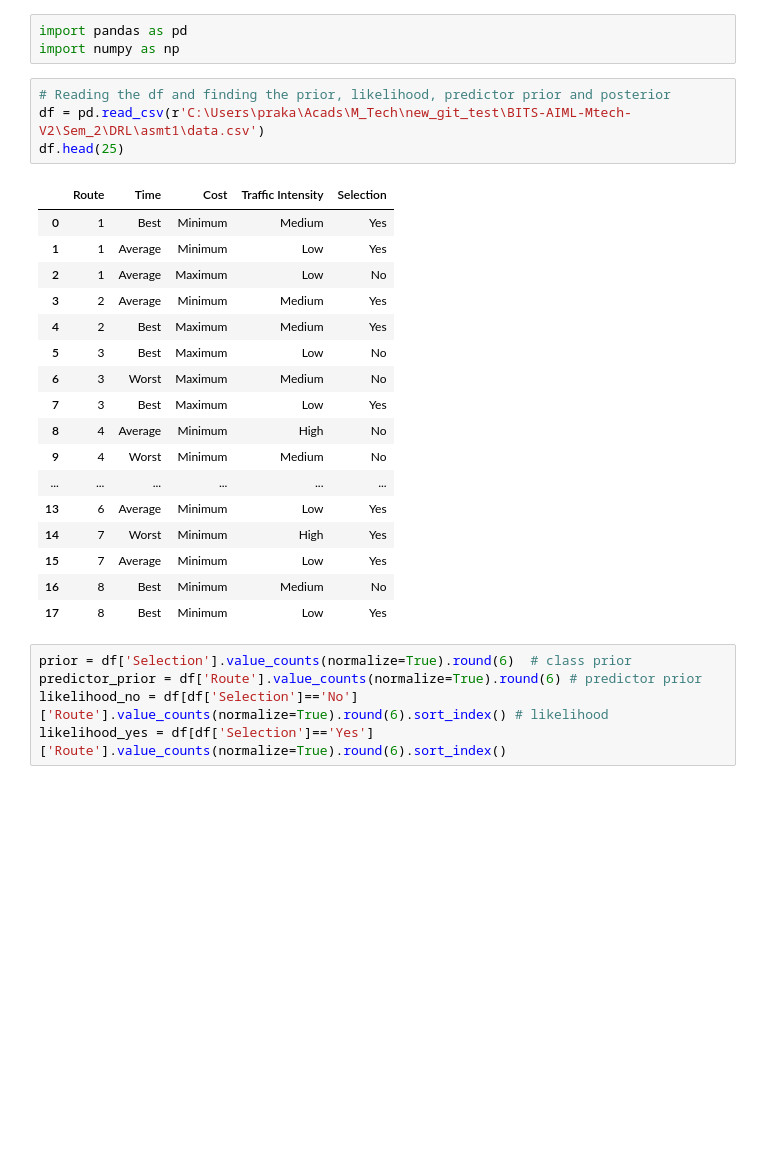
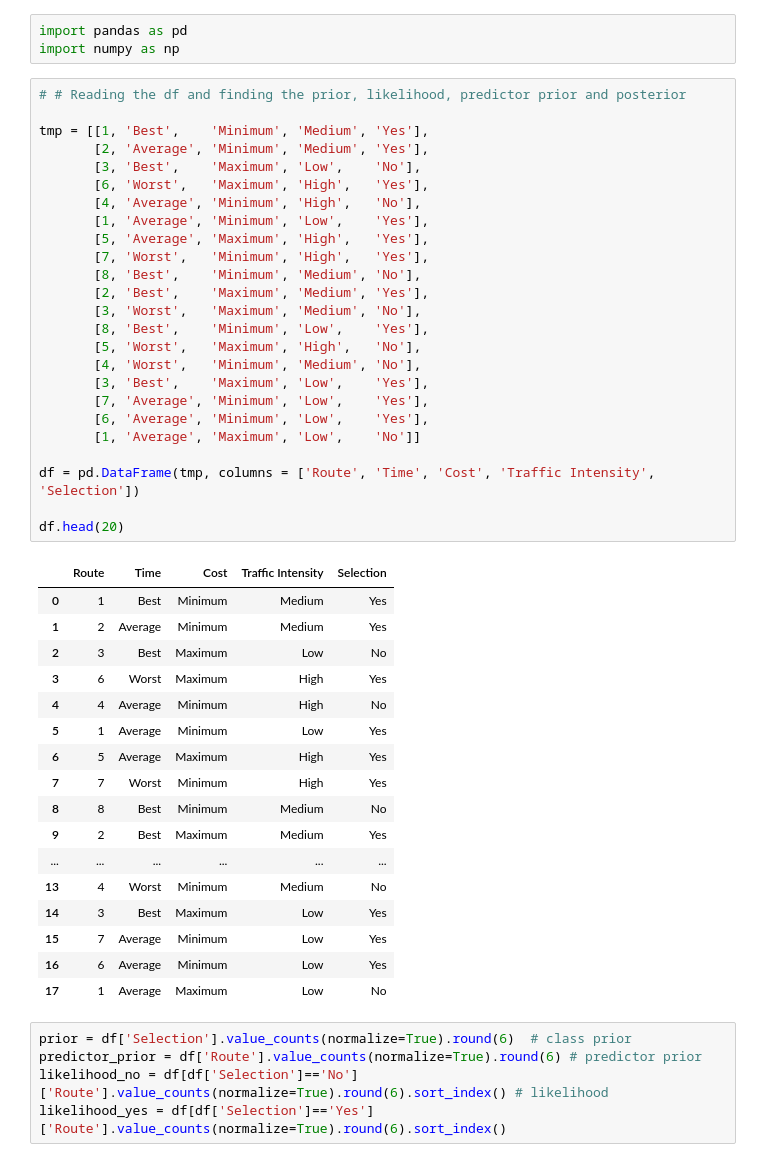
Before and after one commit to prakash-prasad/BITS-AIML-Mtech-V2, a Jupyter notebook: Sem_2/DRL/asmt1/Bellman_equation.ipynb, the cells around one changed output. Saved outputs shown, nothing was run; the diff lists cells and outputs as text; blank space fills up the shorter version.

Commit message:
[Prakash] added part 3

```diff
--- a/Sem_2/DRL/asmt1/Bellman_equation.ipynb
+++ b/Sem_2/DRL/asmt1/Bellman_equation.ipynb
@@ -26,28 +26,49 @@ Value iteration equation: v_k+1 = max(R_a + gamma* P_a * v_k)
 # %%
 import pandas as pd
 import numpy as np
-# %%
-# Reading the df and finding the prior, likelihood, predictor prior and posterior
-df = pd.read_csv(r'C:\Users\praka\Acads\M_Tech\new_git_test\BITS-AIML-Mtech-V2\Sem_2\DRL\asmt1\data.csv')
-df.head(25)
-# %% [output]
-|  | Route | Time | Cost | Traffic Intensity | Selection |
-| 0 | 1 | Best | Minimum | Medium | Yes |
-| 1 | 1 | Average | Minimum | Low | Yes |
-| 2 | 1 | Average | Maximum | Low | No |
-| 3 | 2 | Average | Minimum | Medium | Yes |
-| 4 | 2 | Best | Maximum | Medium | Yes |
-| 5 | 3 | Best | Maximum | Low | No |
-| 6 | 3 | Worst | Maximum | Medium | No |
-| 7 | 3 | Best | Maximum | Low | Yes |
-| 8 | 4 | Average | Minimum | High | No |
-| 9 | 4 | Worst | Minimum | Medium | No |
-| ... | ... | ... | ... | ... | ... |
-| 13 | 6 | Average | Minimum | Low | Yes |
-| 14 | 7 | Worst | Minimum | High | Yes |
-| 15 | 7 | Average | Minimum | Low | Yes |
-| 16 | 8 | Best | Minimum | Medium | No |
-| 17 | 8 | Best | Minimum | Low | Yes |
+# %%
+# # Reading the df and finding the prior, likelihood, predictor prior and posterior
+
+tmp = [[1, 'Best',    'Minimum', 'Medium', 'Yes'],
+       [2, 'Average', 'Minimum', 'Medium', 'Yes'],
+       [3, 'Best',    'Maximum', 'Low',    'No'],
+       [6, 'Worst',   'Maximum', 'High',   'Yes'],
+       [4, 'Average', 'Minimum', 'High',   'No'],
+       [1, 'Average', 'Minimum', 'Low',    'Yes'],
+       [5, 'Average', 'Maximum', 'High',   'Yes'],
+       [7, 'Worst',   'Minimum', 'High',   'Yes'],
+       [8, 'Best',    'Minimum', 'Medium', 'No'],
+       [2, 'Best',    'Maximum', 'Medium', 'Yes'],
+       [3, 'Worst',   'Maximum', 'Medium', 'No'],
+       [8, 'Best',    'Minimum', 'Low',    'Yes'],
+       [5, 'Worst',   'Maximum', 'High',   'No'],
+       [4, 'Worst',   'Minimum', 'Medium', 'No'],
+       [3, 'Best',    'Maximum', 'Low',    'Yes'],
+       [7, 'Average', 'Minimum', 'Low',    'Yes'],
+       [6, 'Average', 'Minimum', 'Low',    'Yes'],
+       [1, 'Average', 'Maximum', 'Low',    'No']]
+
+df = pd.DataFrame(tmp, columns = ['Route', 'Time', 'Cost', 'Traffic Intensity', 'Selection'])
+
+df.head(20)
+# %% [output]
+|  | Route | Time | Cost | Traffic Intensity | Selection |
+| 0 | 1 | Best | Minimum | Medium | Yes |
+| 1 | 2 | Average | Minimum | Medium | Yes |
+| 2 | 3 | Best | Maximum | Low | No |
+| 3 | 6 | Worst | Maximum | High | Yes |
+| 4 | 4 | Average | Minimum | High | No |
+| 5 | 1 | Average | Minimum | Low | Yes |
+| 6 | 5 | Average | Maximum | High | Yes |
+| 7 | 7 | Worst | Minimum | High | Yes |
+| 8 | 8 | Best | Minimum | Medium | No |
+| 9 | 2 | Best | Maximum | Medium | Yes |
+| ... | ... | ... | ... | ... | ... |
+| 13 | 4 | Worst | Minimum | Medium | No |
+| 14 | 3 | Best | Maximum | Low | Yes |
+| 15 | 7 | Average | Minimum | Low | Yes |
+| 16 | 6 | Average | Minimum | Low | Yes |
+| 17 | 1 | Average | Maximum | Low | No |
 # %%
 prior = df['Selection'].value_counts(normalize=True).round(6)  # class prior
 predictor_prior = df['Route'].value_counts(normalize=True).round(6) # predictor prior
```
Also changed, not shown: parts of 18 cells of this notebook, 4 other files.
